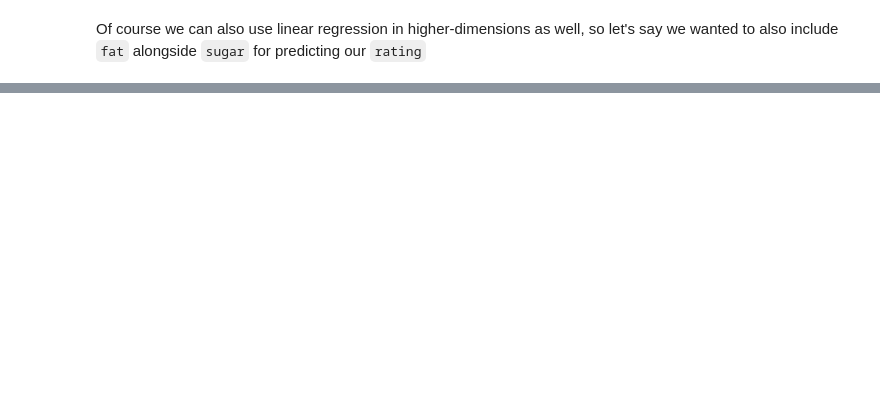
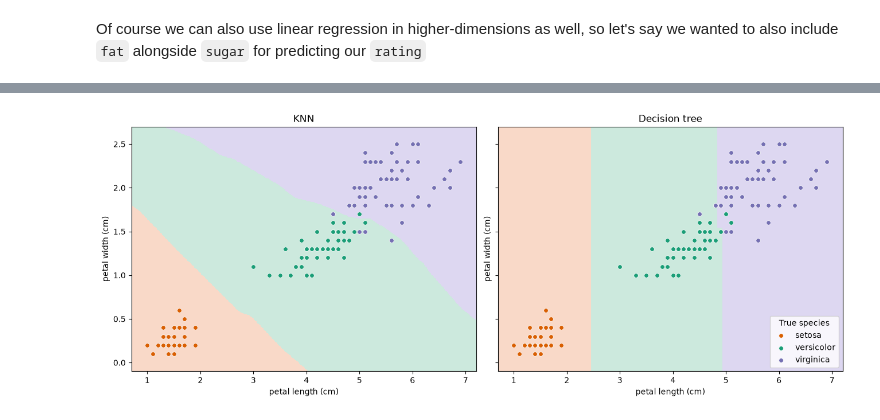
Before and after one commit to Noah-B-Reef/siam_python_data_workshop, a Jupyter notebook: UT_SIAM_Python_Data_Analysis_Workshop.ipynb, the cells around one changed output, grey strips where cells are left out. Cells and saved outputs as stored; diff of their text form; code cells hidden in the pictures; blank space fills up the shorter version.

```diff
--- a/UT_SIAM_Python_Data_Analysis_Workshop.ipynb
+++ b/UT_SIAM_Python_Data_Analysis_Workshop.ipynb
@@ -411,0 +463,38 @@ Final test MSE: 105.81
+# %%
+import numpy as np
+import pandas as pd
+
+petal_features = ['petal length (cm)', 'petal width (cm)']
+X_petal_train = X_iris_train[petal_features]
+knn_petal = make_pipeline(StandardScaler(), KNeighborsClassifier(n_neighbors=5))
+tree_petal = DecisionTreeClassifier(max_depth=3, random_state=42)
+knn_petal.fit(X_petal_train, y_iris_train)
+tree_petal.fit(X_petal_train, y_iris_train)
+
+x_values = np.linspace(X_iris[petal_features[0]].min() - 0.3,
+                       X_iris[petal_features[0]].max() + 0.3, 250)
+y_values = np.linspace(X_iris[petal_features[1]].min() - 0.2,
+                       X_iris[petal_features[1]].max() + 0.2, 250)
+grid_x, grid_y = np.meshgrid(x_values, y_values)
+grid = pd.DataFrame({petal_features[0]: grid_x.ravel(),
+                     petal_features[1]: grid_y.ravel()})
+
+fig, axes = plt.subplots(1, 2, figsize=(13, 5), sharex=True, sharey=True,
+                         constrained_layout=True)
+region_colors = ['#f9d9c8', '#cce9dd', '#ddd7f1']
+for ax, (title, fitted_model) in zip(axes, [('KNN', knn_petal),
+                                            ('Decision tree', tree_petal)]):
+    predicted_regions = fitted_model.predict(grid).reshape(grid_x.shape)
+    ax.contourf(grid_x, grid_y, predicted_regions,
+                levels=[-0.5, 0.5, 1.5, 2.5], colors=region_colors)
+    for species_id, (species_name, color) in enumerate(zip(iris.target_names, species_colors)):
+        points = y_iris == species_id
+        ax.scatter(X_iris.loc[points, petal_features[0]],
+                   X_iris.loc[points, petal_features[1]],
+                   label=species_name, color=color, edgecolor='white',
+                   linewidth=0.5, s=30)
+    ax.set(title=title, xlabel=petal_features[0], ylabel=petal_features[1])
+axes[1].legend(title='True species', loc='lower right')
+plt.show()
+# %% [output]
+[figure, added]
```
Also changed, not shown: parts of 33 cells of this notebook, 2 other files.
